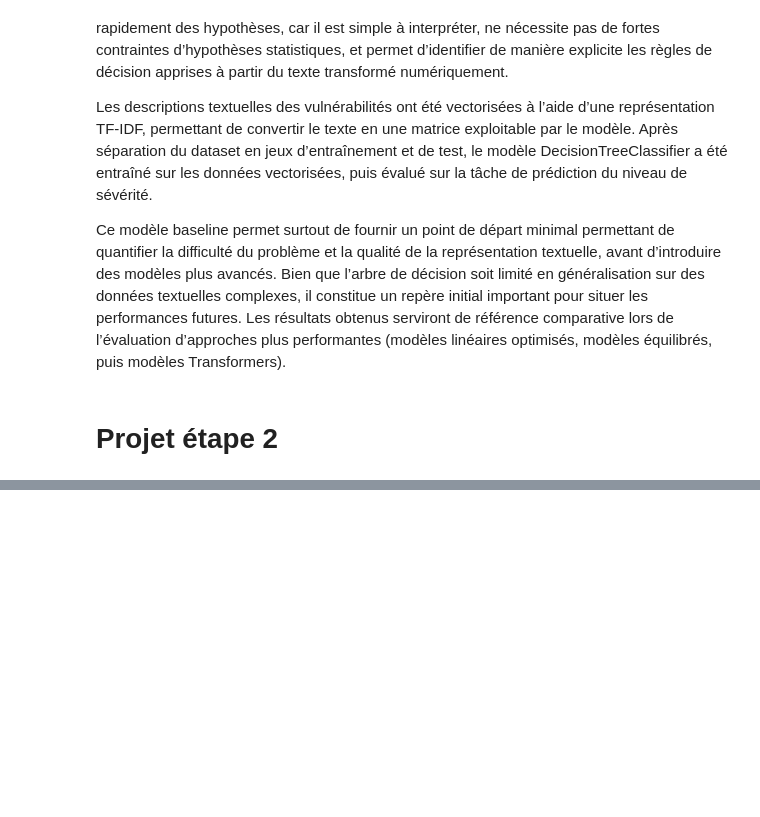
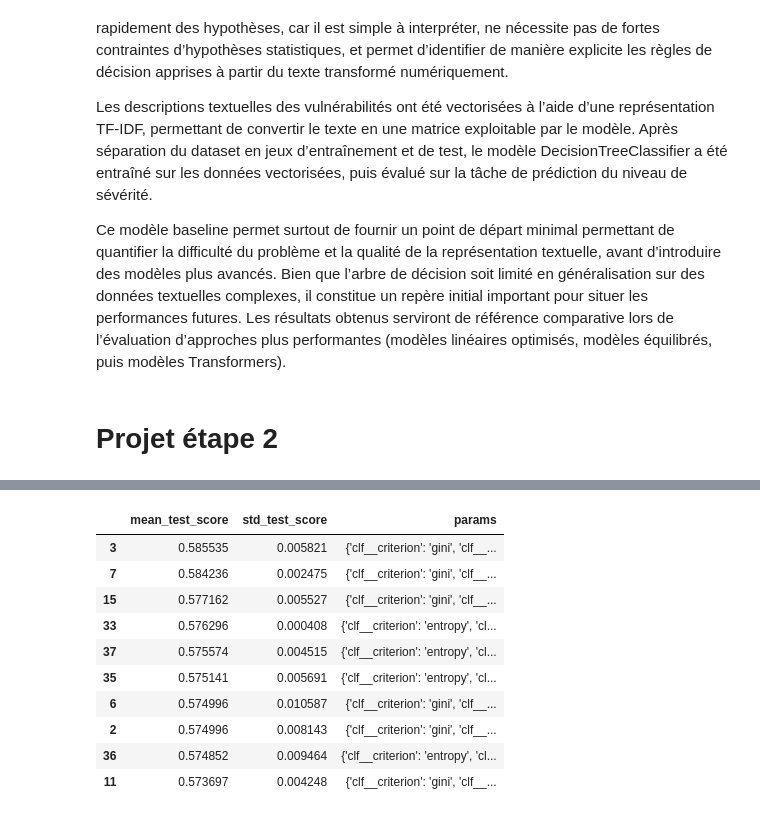
Before and after one commit to PieroLB/SmartHome-ML, a Jupyter notebook: Step1.ipynb, the cells around one changed output, grey strips where cells are left out. Saved outputs shown, nothing was run; the diff lists cells and outputs as text; code cells hidden in the pictures; blank space fills up the shorter version.

```diff
--- a/Step1.ipynb
+++ b/Step1.ipynb
@@ -255,0 +280,19 @@ Error:
+# %%
+import pandas as pd
+
+results = pd.DataFrame(grid.cv_results_)
+results.sort_values("rank_test_score").head(10)[
+    ["mean_test_score", "std_test_score", "params"]
+]
+# %% [output]
+|  | mean_test_score | std_test_score | params |
+| 3 | 0.585535 | 0.005821 | {'clf__criterion': 'gini', 'clf__... |
+| 7 | 0.584236 | 0.002475 | {'clf__criterion': 'gini', 'clf__... |
+| 15 | 0.577162 | 0.005527 | {'clf__criterion': 'gini', 'clf__... |
+| 33 | 0.576296 | 0.000408 | {'clf__criterion': 'entropy', 'cl... |
+| 37 | 0.575574 | 0.004515 | {'clf__criterion': 'entropy', 'cl... |
+| 35 | 0.575141 | 0.005691 | {'clf__criterion': 'entropy', 'cl... |
+| 6 | 0.574996 | 0.010587 | {'clf__criterion': 'gini', 'clf__... |
+| 2 | 0.574996 | 0.008143 | {'clf__criterion': 'gini', 'clf__... |
+| 36 | 0.574852 | 0.009464 | {'clf__criterion': 'entropy', 'cl... |
+| 11 | 0.573697 | 0.004248 | {'clf__criterion': 'gini', 'clf__... |
```
Also changed, not shown: parts of 4 cells of this notebook.
